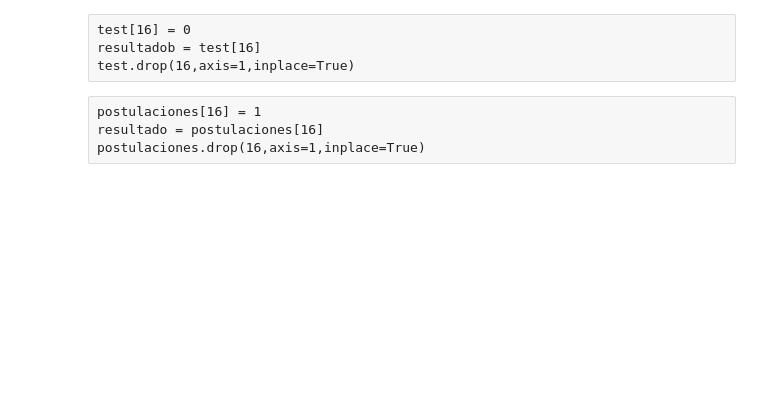
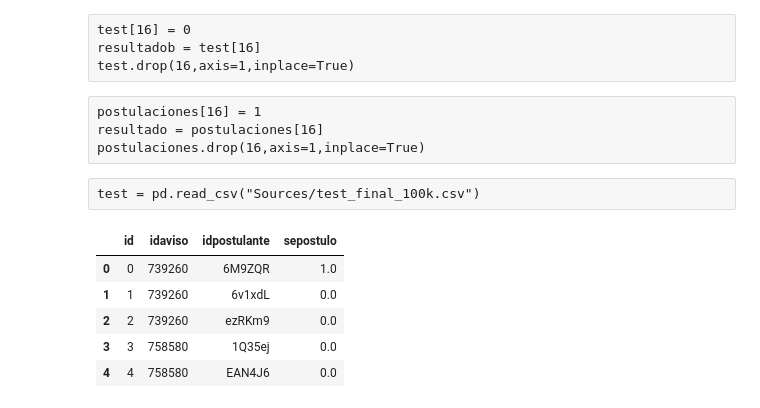
Before and after one commit to fcavazzoli/DatosTP, a Jupyter notebook: TP2.ipynb, the cells around one changed output. Drawn from its saved outputs; the diff is of its cells as text; code cells hidden in the pictures; blank space fills up the shorter version.

```diff
--- a/TP2.ipynb
+++ b/TP2.ipynb
@@ -154,3 +156,18 @@ test.drop(16,axis=1,inplace=True)
 postulaciones[16] = 1
 resultado = postulaciones[16]
 postulaciones.drop(16,axis=1,inplace=True)
+# %% [raw]
+test = pd.read_csv("Sources/test_final_100k.csv")
+# %%
+test = pd.read_csv("Sources/test_final_100k.csv")
+# %%
+test['sepostulo'] = preds
+# %%
+test.head()
+# %% [output]
+|  | id | idaviso | idpostulante | sepostulo |
+| 0 | 0 | 739260 | 6M9ZQR | 1.0 |
+| 1 | 1 | 739260 | 6v1xdL | 0.0 |
+| 2 | 2 | 739260 | ezRKm9 | 0.0 |
+| 3 | 3 | 758580 | 1Q35ej | 0.0 |
+| 4 | 4 | 758580 | EAN4J6 | 0.0 |
```
Also changed, not shown: parts of 3 cells of this notebook.
